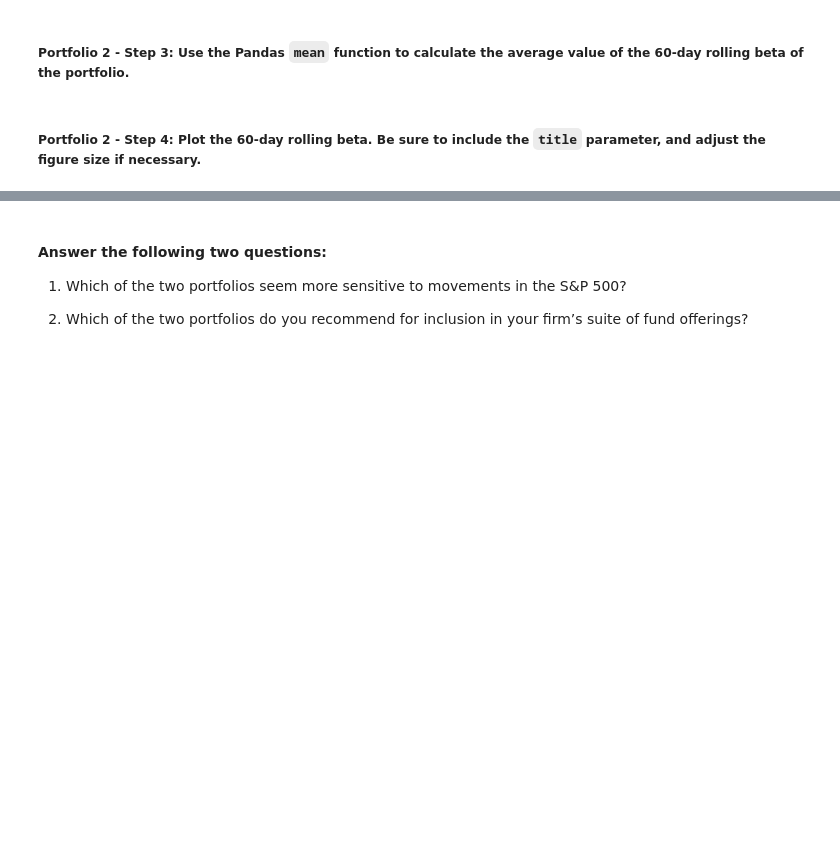
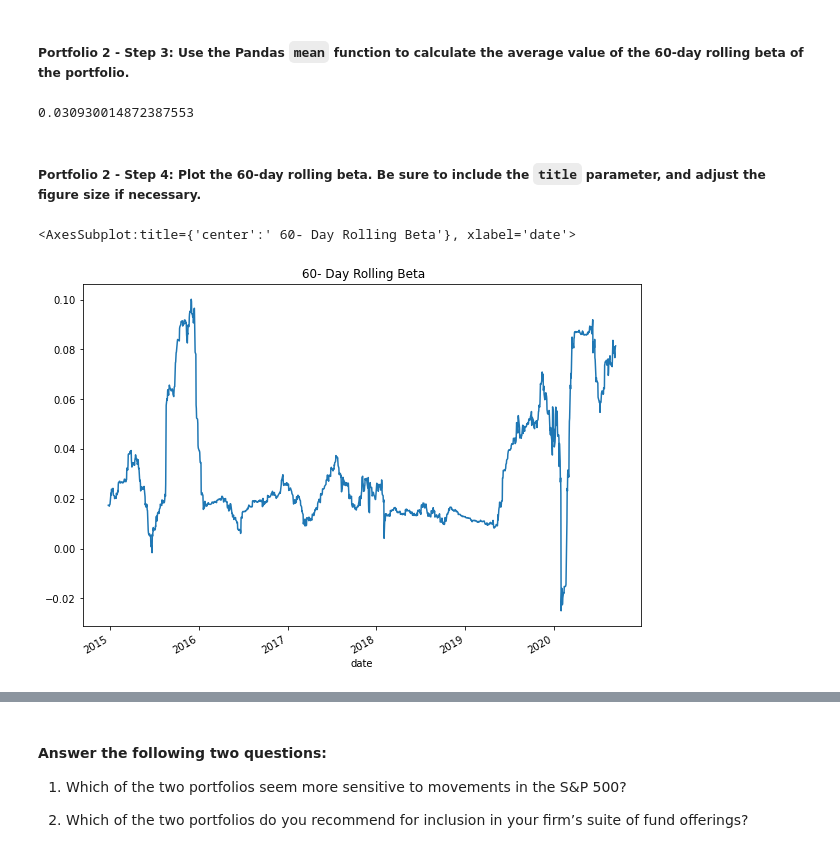
Before and after one commit to Ahmed-Mahjoub/Risk_return_analysis, a Jupyter notebook: risk_return_analysis.ipynb, the cells around one changed output, grey strips where cells are left out. Drawn from its saved outputs; the diff is of its cells as text; code cells hidden in the pictures; blank space fills up the shorter version.

```diff
--- a/risk_return_analysis.ipynb
+++ b/risk_return_analysis.ipynb
@@ -466,3 +477,5 @@ beta.plot(title = ' 60- Day Rolling Beta', figsize =(10,7))
 # Calculate the beta based on the 60-day rolling covariance compared to the market (S&P 500)
 # Review the last five rows of the beta information
 # YOUR CODE HERE
+beta_2= covariance_portfolio_2/ variance
+beta_2.tail()
@@ -471,9 +492,17 @@ beta.plot(title = ' 60- Day Rolling Beta', figsize =(10,7))
 # %%
 # Calculate the average of the 60-day rolling beta
 # YOUR CODE HERE
+average_rollin_beta_2 = beta_2.mean()
+average_rollin_beta_2
+# %% [output]
+0.030930014872387553
 # %% [markdown]
 ##### Portfolio 2 - Step 4: Plot the 60-day rolling beta. Be sure to include the `title` parameter, and adjust the figure size if necessary.
 # %%
 # Plot the rolling beta
 # Include a title parameter and adjust the figure size
 # YOUR CODE HERE
+beta_2.plot(title = ' 60- Day Rolling Beta', figsize =(10,7))
+# %% [output]
+<AxesSubplot:title={'center':' 60- Day Rolling Beta'}, xlabel='date'>
+[figure, added]
```
Also changed, not shown: parts of 13 cells of this notebook.
